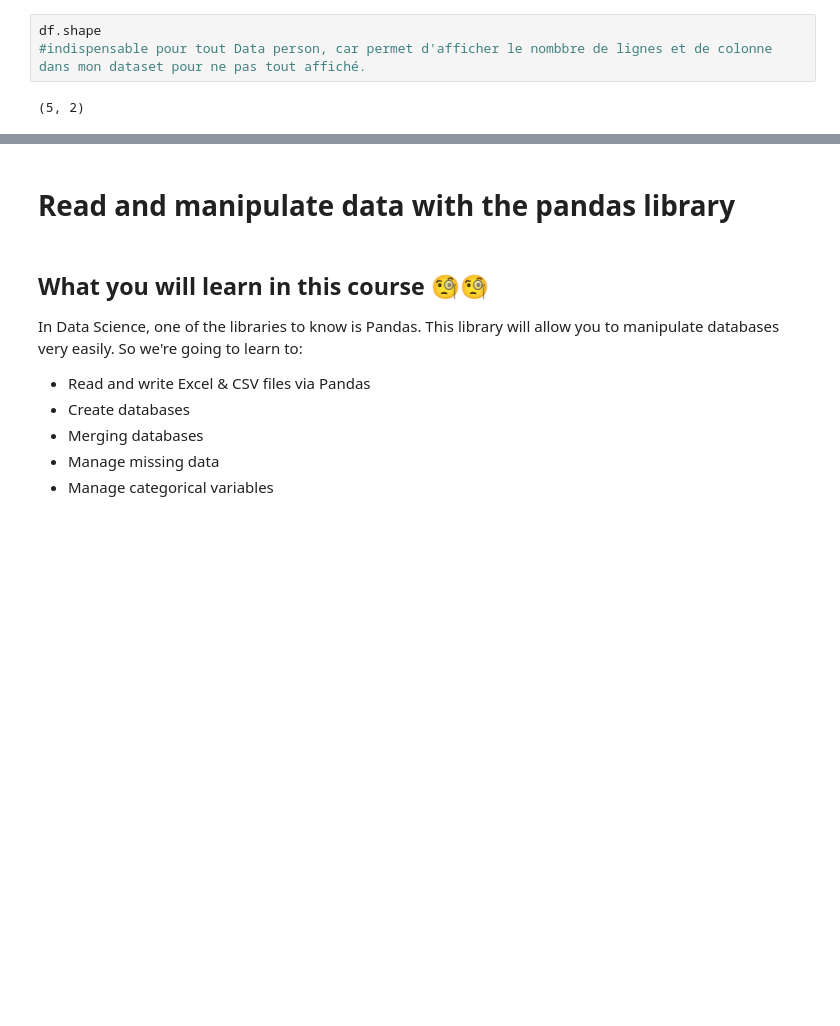
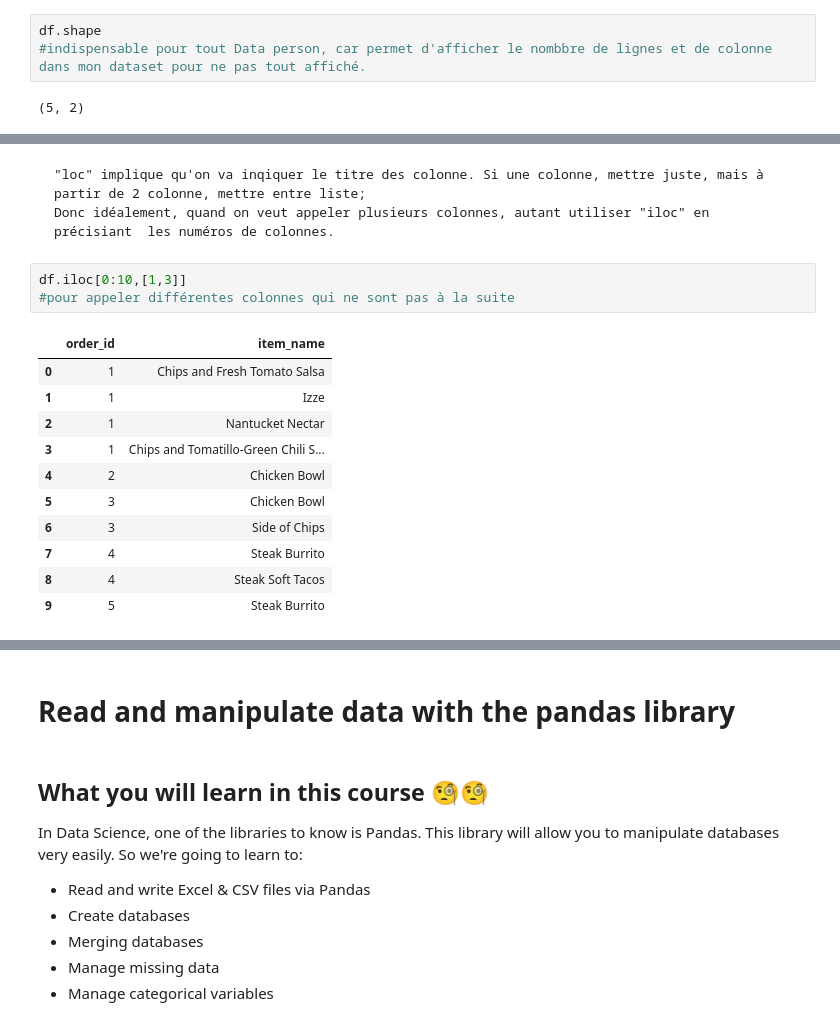
Before and after one commit to Khassandra-stack/EDAjedhamichola, a Jupyter notebook: J1/01-Data_manipulation_with_Pandas.ipynb, the cells around one changed output, grey strips where cells are left out. Drawn from its saved outputs; the diff is of its cells as text; blank space fills up the shorter version.

```diff
--- a/J1/01-Data_manipulation_with_Pandas.ipynb
+++ b/J1/01-Data_manipulation_with_Pandas.ipynb
@@ -55,0 +146,18 @@ df.shape
+# %% [markdown]
+    "loc" implique qu'on va inqiquer le titre des colonne. Si une colonne, mettre juste, mais à partir de 2 colonne, mettre entre liste;
+    Donc idéalement, quand on veut appeler plusieurs colonnes, autant utiliser "iloc" en précisiant  les numéros de colonnes.
+# %%
+df.iloc[0:10,[1,3]]
+#pour appeler différentes colonnes qui ne sont pas à la suite
+# %% [output]
+|  | order_id | item_name |
+| 0 | 1 | Chips and Fresh Tomato Salsa |
+| 1 | 1 | Izze |
+| 2 | 1 | Nantucket Nectar |
+| 3 | 1 | Chips and Tomatillo-Green Chili S... |
+| 4 | 2 | Chicken Bowl |
+| 5 | 3 | Chicken Bowl |
+| 6 | 3 | Side of Chips |
+| 7 | 4 | Steak Burrito |
+| 8 | 4 | Steak Soft Tacos |
+| 9 | 5 | Steak Burrito |
```
Also changed, not shown: parts of 17 cells of this notebook.
